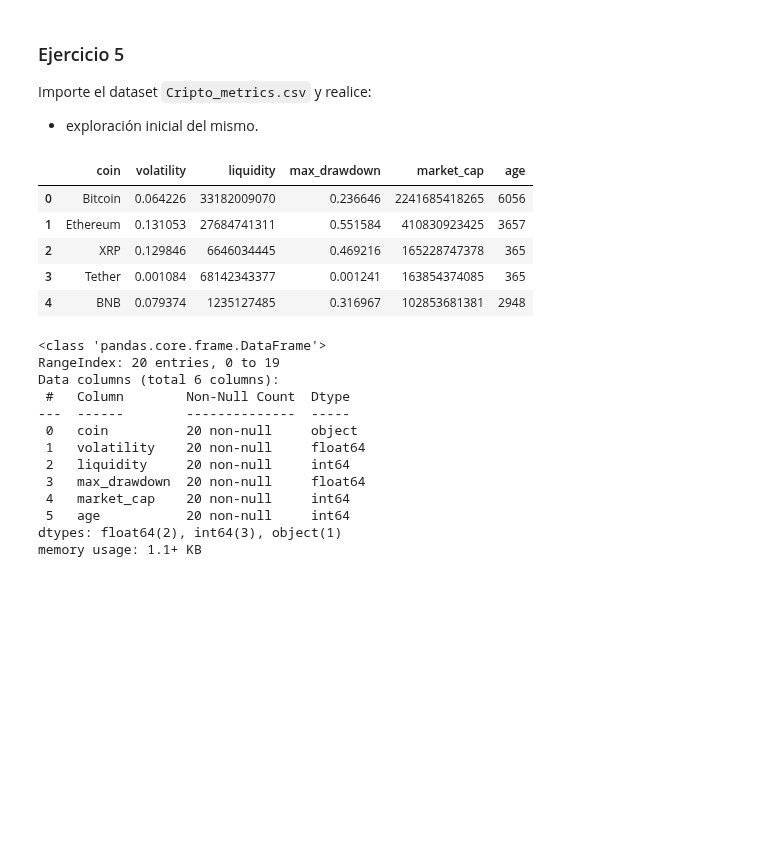
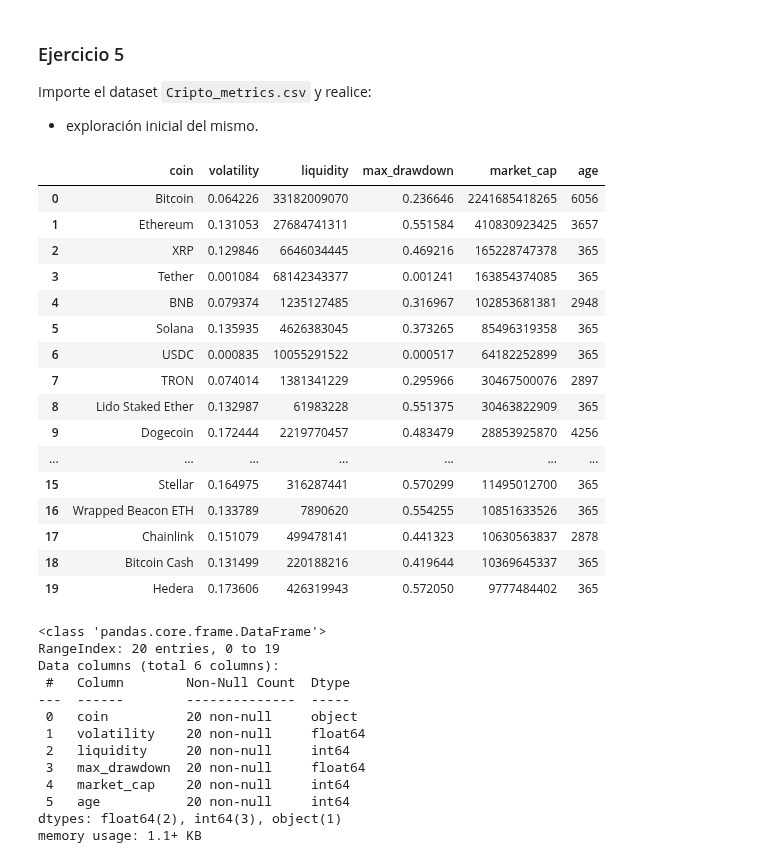
Before and after one commit to alexballera/laboratorio-datos-fce, a Jupyter notebook: 2do_parcial/parcial/[corregido]_Laboratorio_2P_Examen_ipynb.ipynb, the cells around one changed output. Saved outputs shown, nothing was run; the diff lists cells and outputs as text; code cells hidden in the pictures; blank space fills up the shorter version.

```diff
--- a/2do_parcial/parcial/[corregido]_Laboratorio_2P_Examen_ipynb.ipynb
+++ b/2do_parcial/parcial/[corregido]_Laboratorio_2P_Examen_ipynb.ipynb
@@ -892,15 +883,26 @@ Importe el dataset `Cripto_metrics.csv` y realice:
 # %%
 path = '/home/alexballera/Documents/uba/laboratorio-tgad-fce/2do_parcial/parcial/'
 name = 'crypto_metrics(in).csv'
 df = pd.read_csv(f'{path}{name}')
-df.head()
+df
 # %% [output]
 |  | coin | volatility | liquidity | max_drawdown | market_cap | age |
 | 0 | Bitcoin | 0.064226 | 33182009070 | 0.236646 | 2241685418265 | 6056 |
 | 1 | Ethereum | 0.131053 | 27684741311 | 0.551584 | 410830923425 | 3657 |
 | 2 | XRP | 0.129846 | 6646034445 | 0.469216 | 165228747378 | 365 |
 | 3 | Tether | 0.001084 | 68142343377 | 0.001241 | 163854374085 | 365 |
 | 4 | BNB | 0.079374 | 1235127485 | 0.316967 | 102853681381 | 2948 |
+| 5 | Solana | 0.135935 | 4626383045 | 0.373265 | 85496319358 | 365 |
+| 6 | USDC | 0.000835 | 10055291522 | 0.000517 | 64182252899 | 365 |
+| 7 | TRON | 0.074014 | 1381341229 | 0.295966 | 30467500076 | 2897 |
+| 8 | Lido Staked Ether | 0.132987 | 61983228 | 0.551375 | 30463822909 | 365 |
+| 9 | Dogecoin | 0.172444 | 2219770457 | 0.483479 | 28853925870 | 4256 |
+| ... | ... | ... | ... | ... | ... | ... |
+| 15 | Stellar | 0.164975 | 316287441 | 0.570299 | 11495012700 | 365 |
+| 16 | Wrapped Beacon ETH | 0.133789 | 7890620 | 0.554255 | 10851633526 | 365 |
+| 17 | Chainlink | 0.151079 | 499478141 | 0.441323 | 10630563837 | 2878 |
+| 18 | Bitcoin Cash | 0.131499 | 220188216 | 0.419644 | 10369645337 | 365 |
+| 19 | Hedera | 0.173606 | 426319943 | 0.572050 | 9777484402 | 365 |
 # %%
 df.info()
 df.describe()
```
Also changed, not shown: parts of 33 cells of this notebook, 1 other file.
